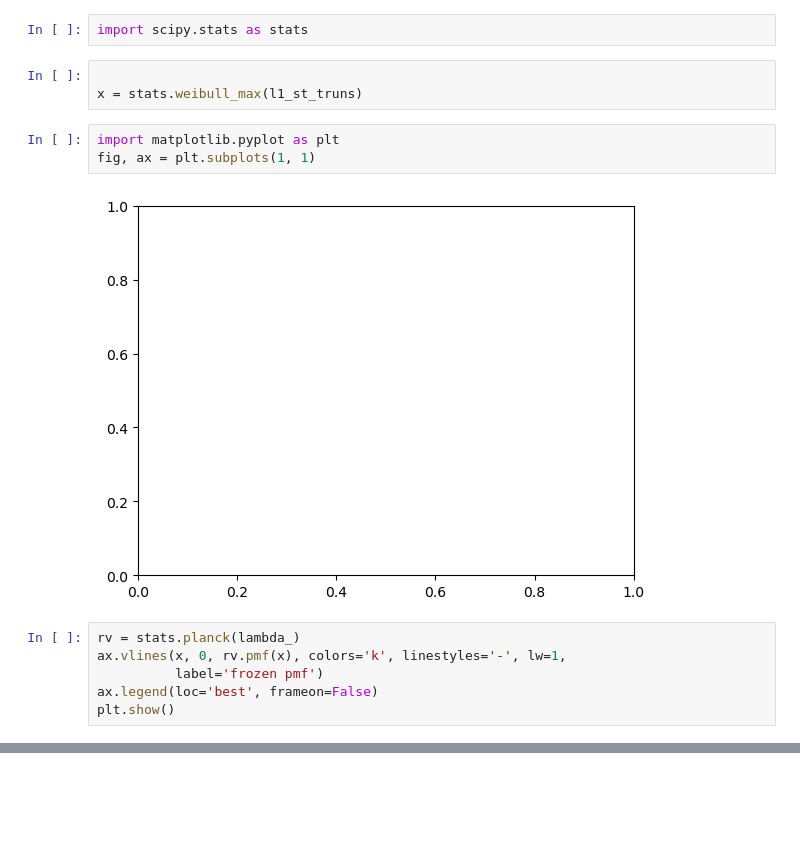
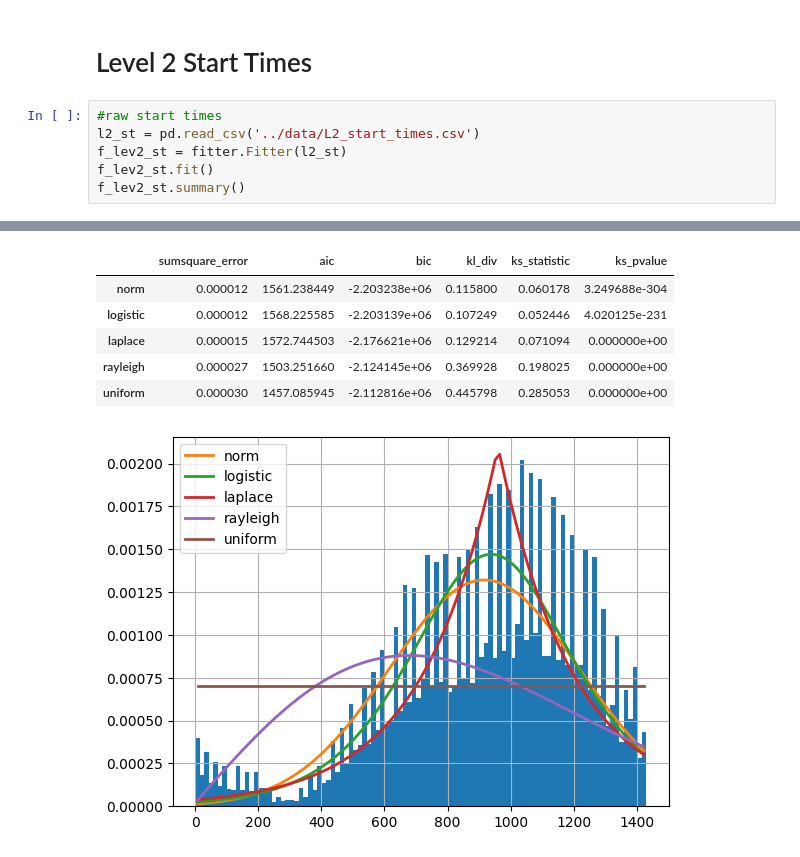
Before and after one commit to shanks847/EV-Grid-Integration-Study, a Jupyter notebook: notebooks/distribution_fitting_scipy_experiments.ipynb, the cells around one changed output, grey strips where cells are left out. Drawn from its saved outputs; the diff is of its cells as text; blank space fills up the shorter version.

Commit message:
Added SciPy Distribution Fits and starter code for Base Load Agg.

```diff
--- a/notebooks/distribution_fitting_scipy_experiments.ipynb
+++ b/notebooks/distribution_fitting_scipy_experiments.ipynb
@@ -35,16 +75,9 @@ WARNING:root:SKIPPED truncexpon distribution (taking more than 30 seconds)
-# %%
-import scipy.stats as stats
-# %%
-
-x = stats.weibull_max(l1_st_truns)
-# %%
-import matplotlib.pyplot as plt
-fig, ax = plt.subplots(1, 1)
-# %% [output]
-[figure, removed]
-# %%
-rv = stats.planck(lambda_)
-ax.vlines(x, 0, rv.pmf(x), colors='k', linestyles='-', lw=1,
-          label='frozen pmf')
-ax.legend(loc='best', frameon=False)
-plt.show()
+# %% [markdown]
+# Level 2 Start Times
+# %%
+#raw start times
+l2_st = pd.read_csv('../data/L2_start_times.csv')
+f_lev2_st = fitter.Fitter(l2_st)
+f_lev2_st.fit()
+f_lev2_st.summary()
+# %% [output]
@@ -50,0 +102,7 @@ plt.show()
+|  | sumsquare_error | aic | bic | kl_div | ks_statistic | ks_pvalue |
+| norm | 0.000012 | 1561.238449 | -2.203238e+06 | 0.115800 | 0.060178 | 3.249688e-304 |
+| logistic | 0.000012 | 1568.225585 | -2.203139e+06 | 0.107249 | 0.052446 | 4.020125e-231 |
+| laplace | 0.000015 | 1572.744503 | -2.176621e+06 | 0.129214 | 0.071094 | 0.000000e+00 |
+| rayleigh | 0.000027 | 1503.251660 | -2.124145e+06 | 0.369928 | 0.198025 | 0.000000e+00 |
+| uniform | 0.000030 | 1457.085945 | -2.112816e+06 | 0.445798 | 0.285053 | 0.000000e+00 |
+[figure, added]
```
Also changed, not shown: parts of 10 cells of this notebook, 10 other files.
